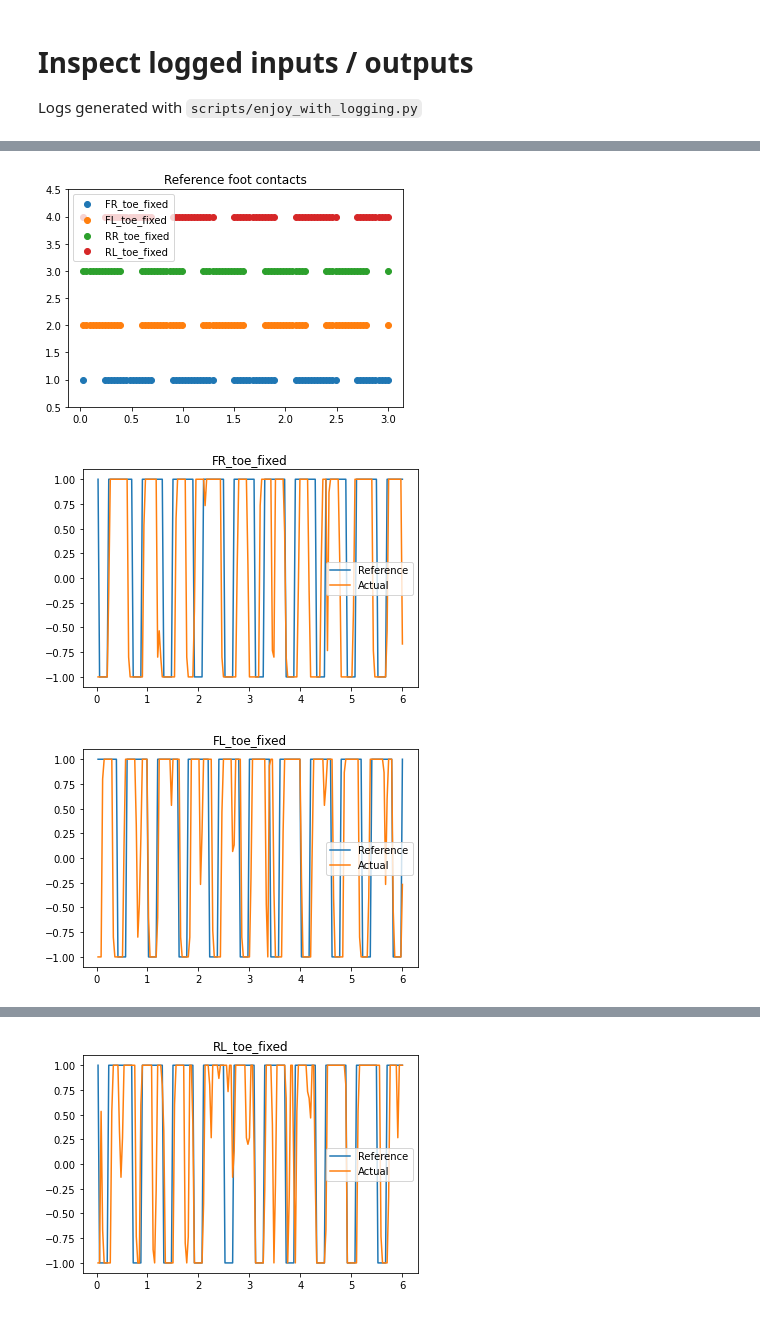
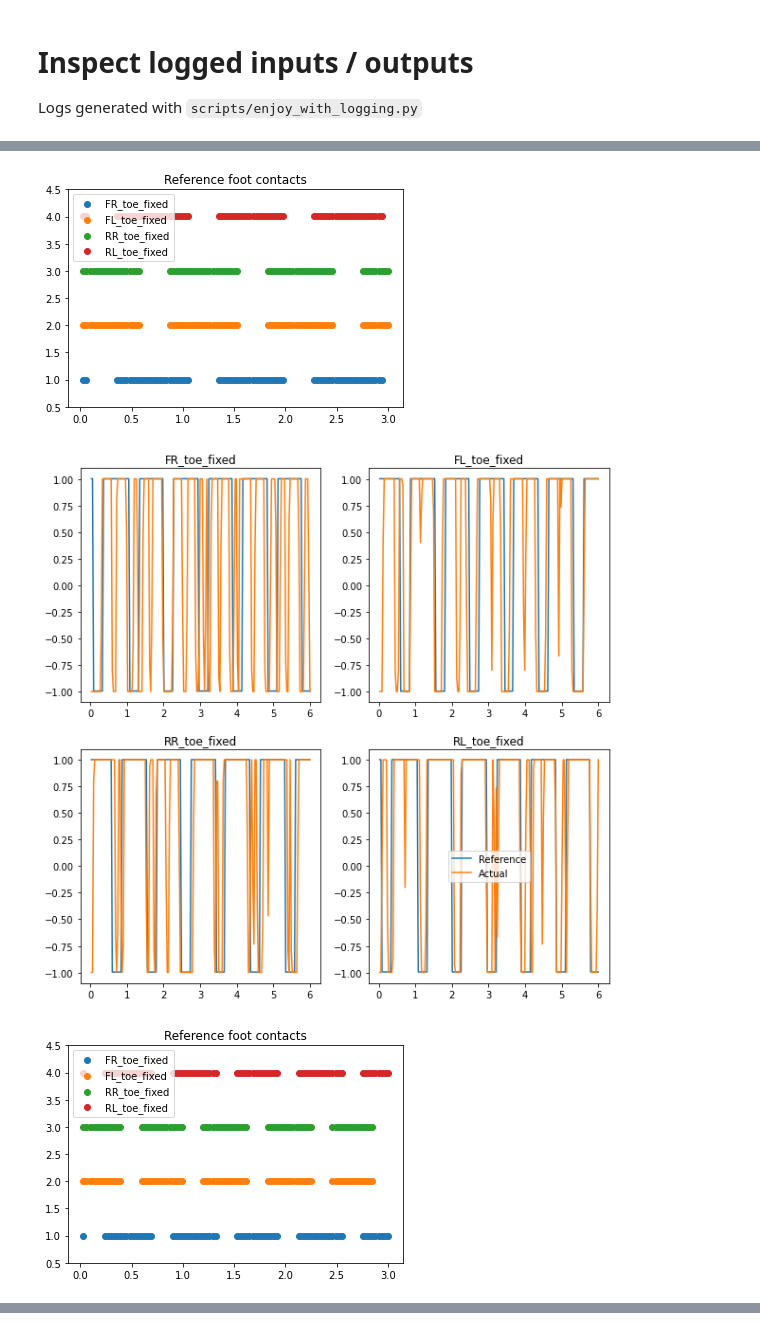
Before and after one commit to mcx-lab/rl-baselines3-zoo, a Jupyter notebook: notebooks/inspect_stats.ipynb, the cells around one changed output, grey strips where cells are left out. Saved outputs shown, nothing was run; the diff lists cells and outputs as text; code cells hidden in the pictures.

```diff
--- a/notebooks/inspect_stats.ipynb
+++ b/notebooks/inspect_stats.ipynb
@@ -46,10 +45,18 @@ def load_normalizer(model_dir):
         normalizer = pickle.load(file)
     return normalizer
 # %%
-model_dir = project_dir / 'logs' / 'ppo' / 'A1GymEnv-v0_12'
+model_dir = project_dir / 'trot_logs' / 'ppo' / 'A1GymEnv-v0_1'
 stats_dirs = [
-    model_dir / 'experiments' / 'train_trot_1000k',
+    model_dir / 'trot_1.5Hz_2mil'
+    # model_dir / 'experiments' / 'train_trot_1000k',
 ]
+
+stats_dirs = [
+    project_dir / 'logs' / 'ppo' / 'A1GymEnv-v0_16' / 'stats',
+    project_dir / 'trot_logs' / 'ppo' / 'A1GymEnv-v0_1' / 'trot_1.5Hz_2mil'
+    # model_dir / 'experiments' / 'train_trot_1000k',
+]
+
 # stats_dir1 = model_dir / 'experiments' / 'vary_freq' / 'train_1.0Hz_test_1.0Hz_alpha_10.0'
 # stats_dir2 = model_dir / 'experiments' / 'vary_freq' / 'train_1.0Hz_test_2.0Hz'
 
@@ -76,11 +83,12 @@ def plot_foot_contact_sequence(stats, normalizer):
     plt.legend()
 
 
+    fig, ax = plt.subplots(2,2, figsize=(10,10))
+    idxes = [(0,0), (0,1), (1,0), (1,1)]
     for i in range(4):
-        plt.figure()
-        plt.title(f"{foot_names[i]}")
-        plt.plot(time[:200], ref_foot_contacts[:200, i], label = 'Reference')
-        plt.plot(time[:200], act_foot_contacts[:200, i], label = 'Actual')
+        ax[idxes[i]].set_title(f"{foot_names[i]}")
+        ax[idxes[i]].plot(time[:200], ref_foot_contacts[:200, i], label = 'Reference')
+        ax[idxes[i]].plot(time[:200], act_foot_contacts[:200, i], label = 'Actual')
         plt.legend()
 
 for stats in statss:
@@ -94,3 +113,3 @@ for stats in statss:
-[figure, old version]
+[figure, new version]
-[figure, old version]
+[figure, new version]
-[figure, old version]
+[figure, new version]
@@ -98,4 +117,3 @@ for stats in statss:
-[figure, removed]
 # %%
 import matplotlib.pyplot as plt
 from scipy.stats import spearmanr
```
Also changed, not shown: parts of 3 cells of this notebook, 1 other file.
